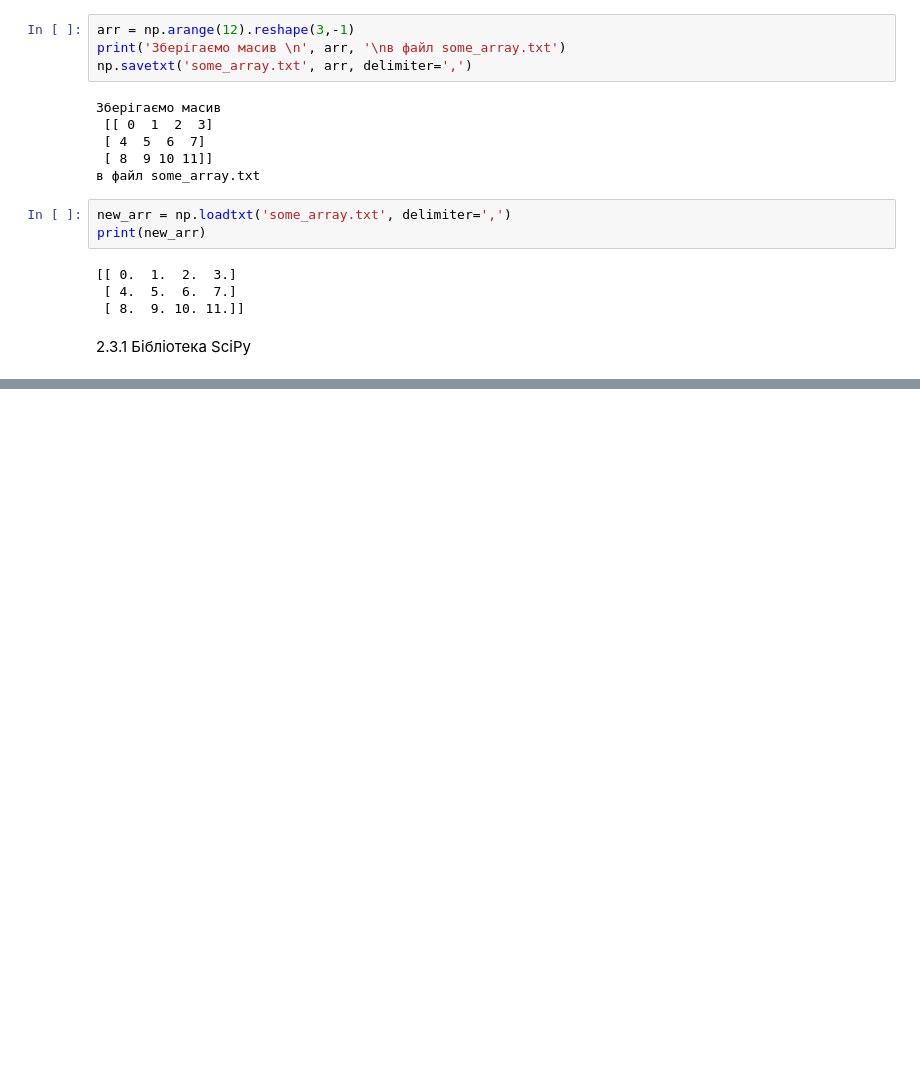
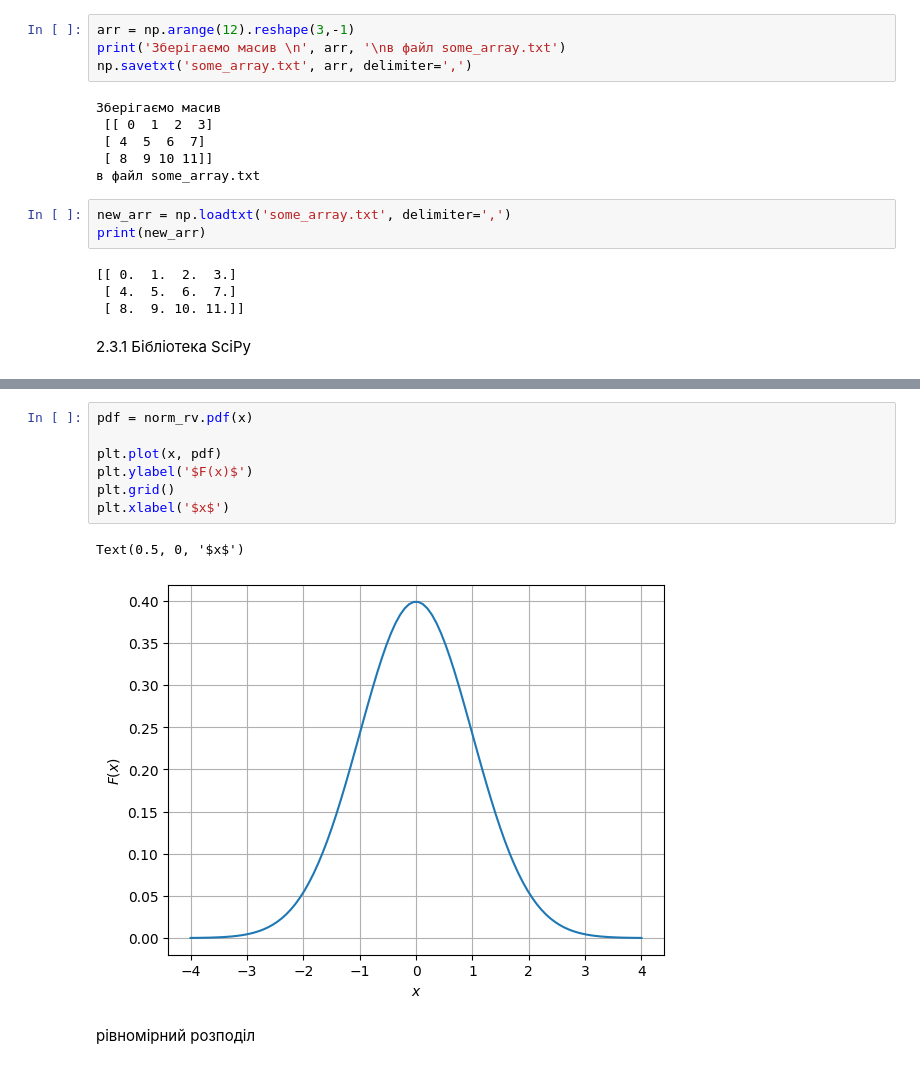
Before and after one commit to zzabaras/projects, a Jupyter notebook: python_projects/ШБД/sbd.ipynb, the cells around one changed output, grey strips where cells are left out. Drawn from its saved outputs; the diff is of its cells as text; blank space fills up the shorter version.

```diff
--- a/python_projects/ШБД/sbd.ipynb
+++ b/python_projects/ШБД/sbd.ipynb
@@ -796,0 +994,12 @@ print(new_arr)
+# %%
+pdf = norm_rv.pdf(x)
+
+plt.plot(x, pdf)
+plt.ylabel('$F(x)$')
+plt.grid()
+plt.xlabel('$x$')
+# %% [output]
+Text(0.5, 0, '$x$')
+[figure, added]
+# %% [markdown]
+рівномірний розподіл
```
Also changed, not shown: parts of 57 cells of this notebook.
